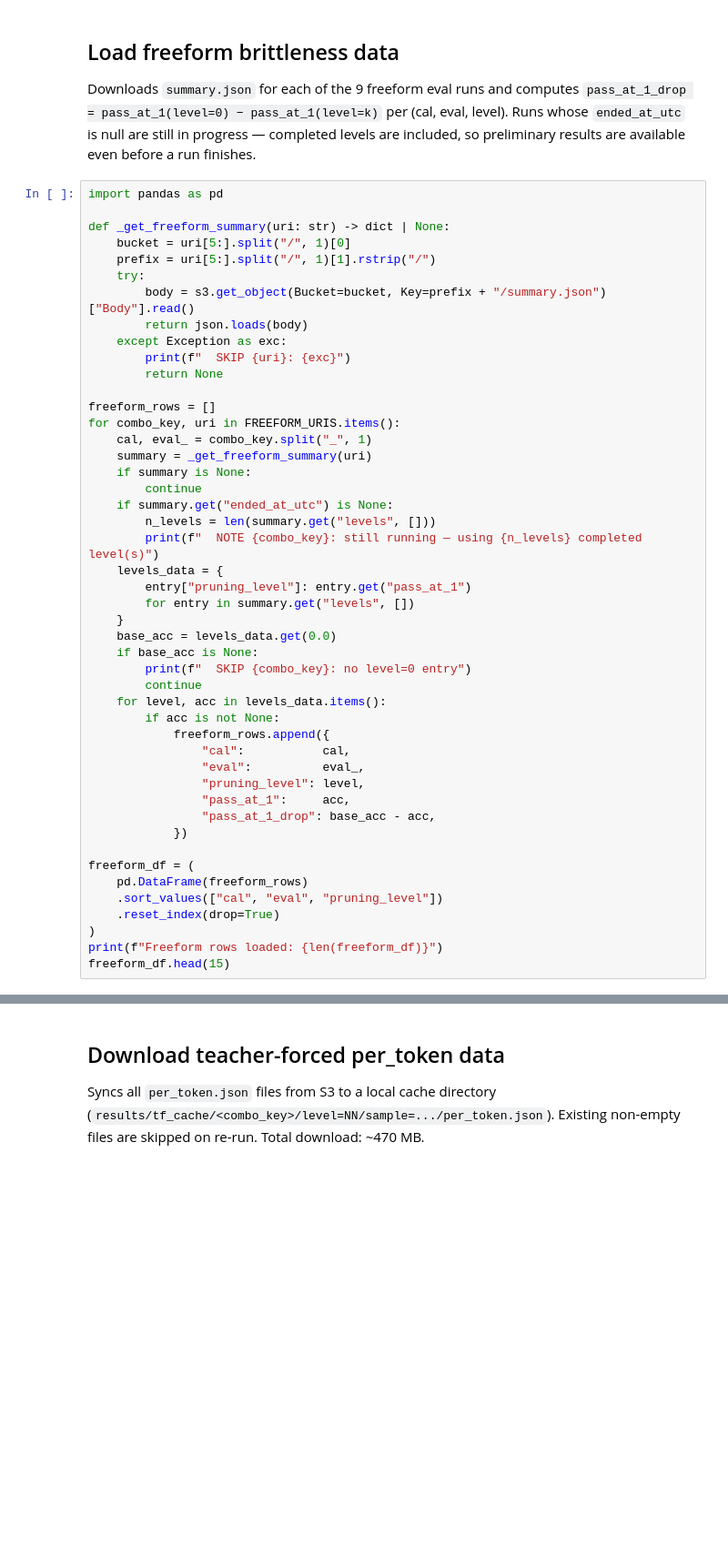
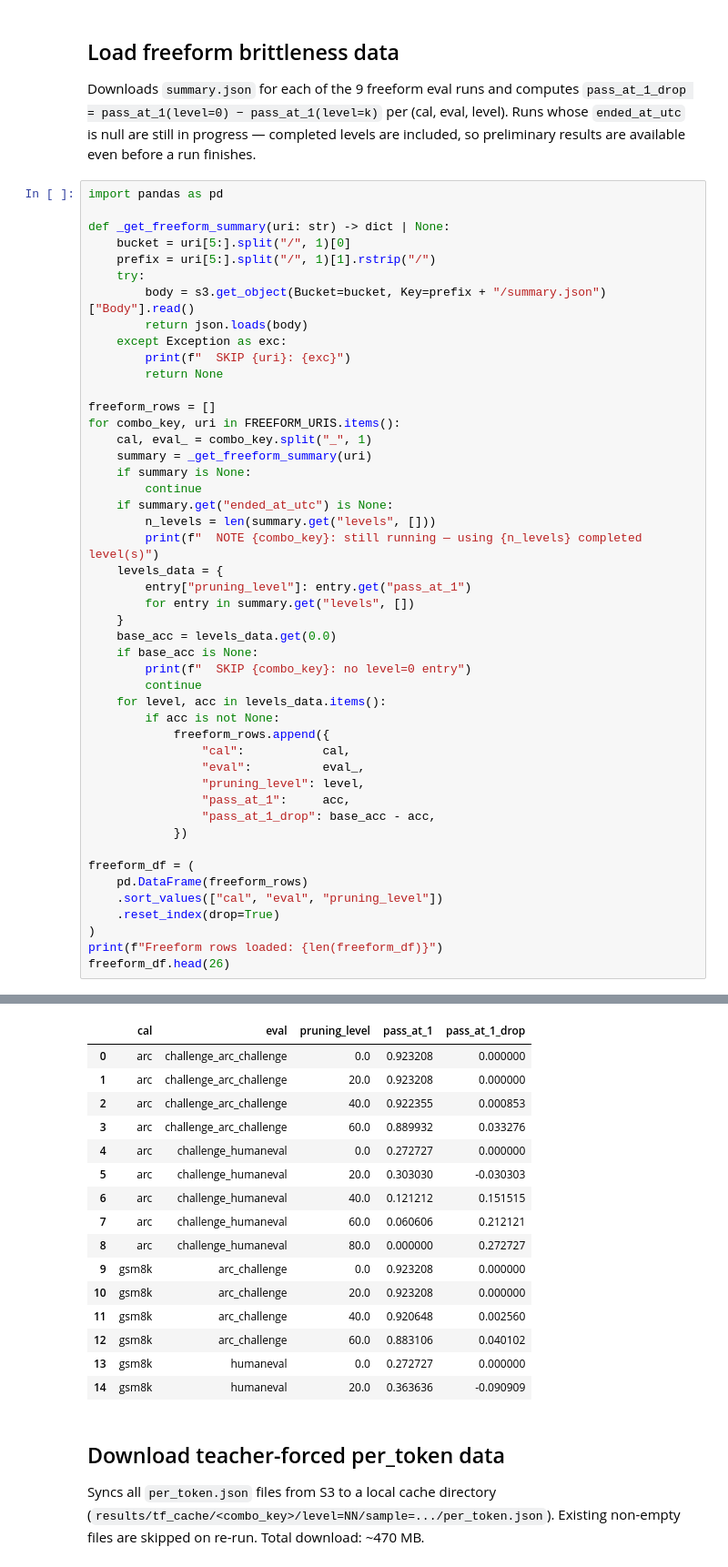
Before and after one commit to rengzhengcodes/pruning-metrics, a Jupyter notebook: notebooks/experiment/04_metric_spaces.ipynb, the cells around one changed output, grey strips where cells are left out. Shown at 91% size. Drawn from its saved outputs; the diff is of its cells as text; blank space fills up the shorter version.

```diff
--- a/notebooks/experiment/04_metric_spaces.ipynb
+++ b/notebooks/experiment/04_metric_spaces.ipynb
@@ -147,4 +163,5 @@ freeform_df = (
     .reset_index(drop=True)
 )
 print(f"Freeform rows loaded: {len(freeform_df)}")
-freeform_df.head(15)
+freeform_df.head(26)
+# %% [output]
@@ -151,3 +175,19 @@ freeform_df.head(15)
+|  | cal | eval | pruning_level | pass_at_1 | pass_at_1_drop |
+| 0 | arc | challenge_arc_challenge | 0.0 | 0.923208 | 0.000000 |
+| 1 | arc | challenge_arc_challenge | 20.0 | 0.923208 | 0.000000 |
+| 2 | arc | challenge_arc_challenge | 40.0 | 0.922355 | 0.000853 |
+| 3 | arc | challenge_arc_challenge | 60.0 | 0.889932 | 0.033276 |
+| 4 | arc | challenge_humaneval | 0.0 | 0.272727 | 0.000000 |
+| 5 | arc | challenge_humaneval | 20.0 | 0.303030 | -0.030303 |
+| 6 | arc | challenge_humaneval | 40.0 | 0.121212 | 0.151515 |
+| 7 | arc | challenge_humaneval | 60.0 | 0.060606 | 0.212121 |
+| 8 | arc | challenge_humaneval | 80.0 | 0.000000 | 0.272727 |
+| 9 | gsm8k | arc_challenge | 0.0 | 0.923208 | 0.000000 |
+| 10 | gsm8k | arc_challenge | 20.0 | 0.923208 | 0.000000 |
+| 11 | gsm8k | arc_challenge | 40.0 | 0.920648 | 0.002560 |
+| 12 | gsm8k | arc_challenge | 60.0 | 0.883106 | 0.040102 |
+| 13 | gsm8k | humaneval | 0.0 | 0.272727 | 0.000000 |
+| 14 | gsm8k | humaneval | 20.0 | 0.363636 | -0.090909 |
 # %% [markdown]
 ## Download teacher-forced per_token data
 
```
Also changed, not shown: parts of 13 cells of this notebook, 1 other file.
